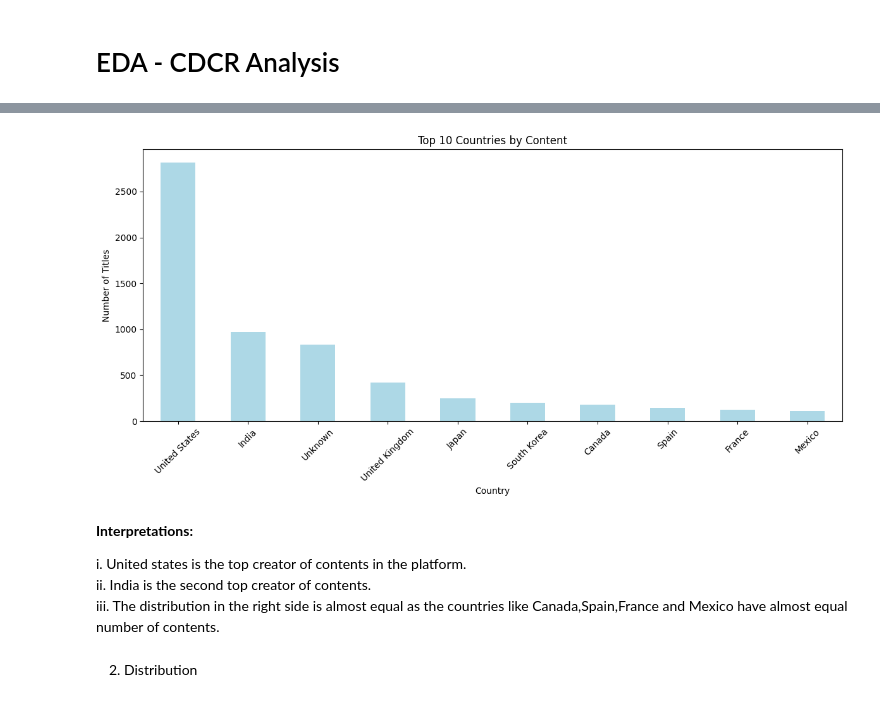
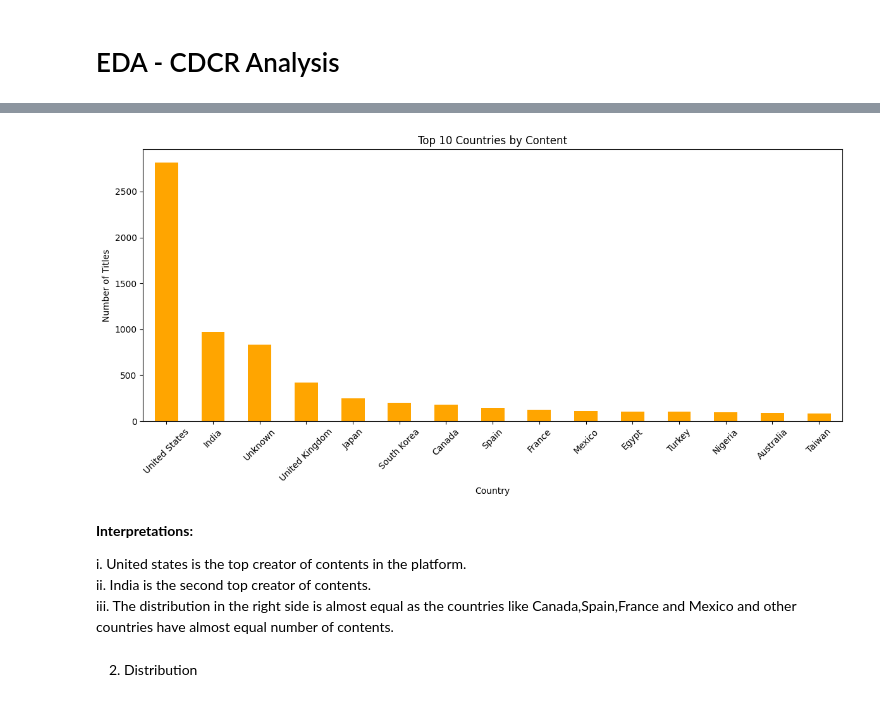
Before and after one commit to SakriyaPyakurel/netflix-EDA, a Jupyter notebook: eda.ipynb, the cells around one changed output, grey strips where cells are left out. Saved outputs shown, nothing was run; the diff lists cells and outputs as text; code cells hidden in the pictures.

```diff
--- a/eda.ipynb
+++ b/eda.ipynb
@@ -644,19 +653,19 @@ iii. Dramas are more dominant in movies while less dominant in tv_shows but with
 # %%
-# Comparing top 10 countries by content
-df['country'].value_counts().head(10).plot(kind='bar', figsize=(12, 6), color='orange')
+# Composition of top 15 countries by number of content
+df['country'].value_counts().head(15).plot(kind='bar', figsize=(12, 6), color='orange')
 plt.title('Top 10 Countries by Content')
 plt.xlabel('Country')
 plt.ylabel('Number of Titles')
 plt.xticks(rotation=45)
 plt.tight_layout()
 # %% [output]
-[figure, old version]
+[figure, new version]
 # %% [markdown]
 <b>Interpretations:</b><br>
 
 i. United states is the top creator of contents in the platform.<br>
 ii. India is the second top creator of contents.<br>
-iii. The distribution in the right side is almost equal as the countries like Canada,Spain,France and Mexico have almost equal number of contents.<br>
+iii. The distribution in the right side is almost equal as the countries like Canada,Spain,France and Mexico and other countries have almost equal number of contents.<br>
 # %% [markdown]
 2. Distribution
 # %%
```
Also changed, not shown: parts of 12 cells of this notebook.
